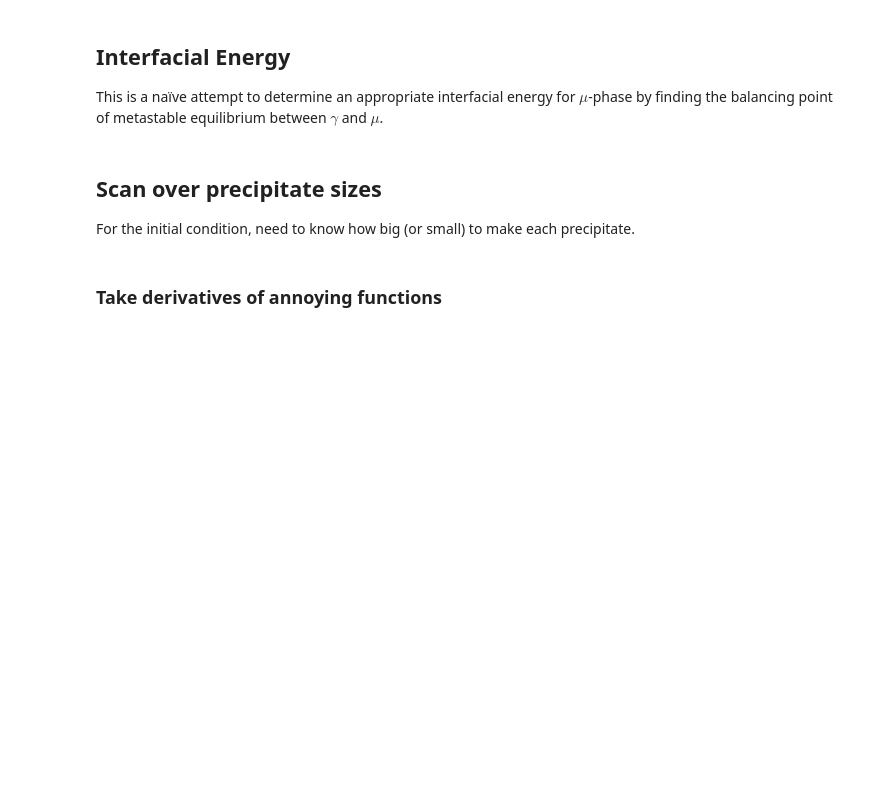
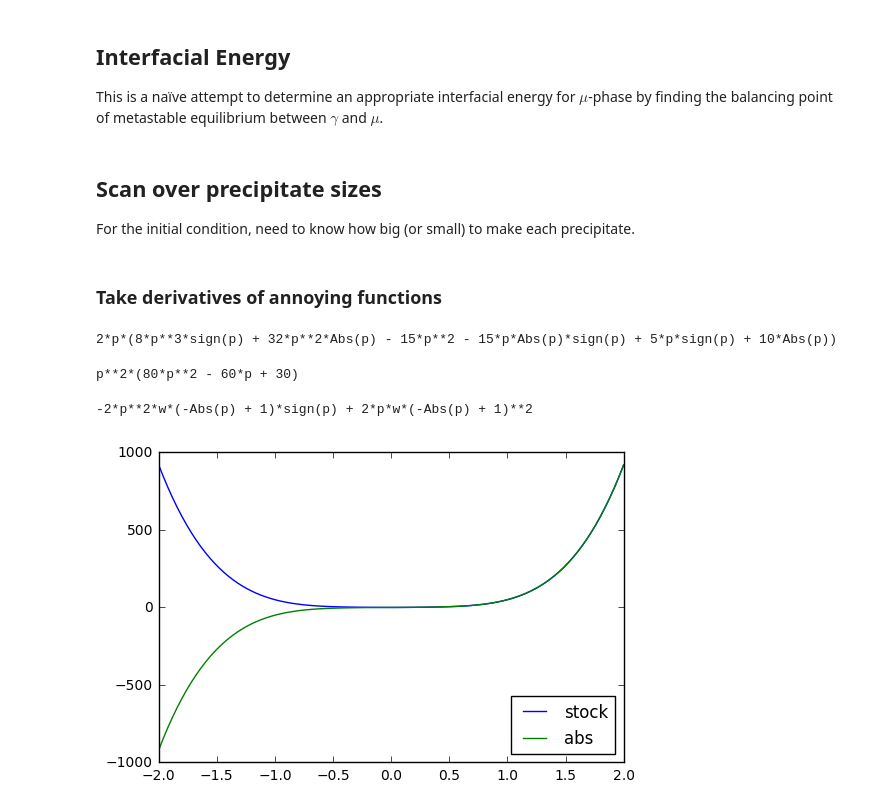
Before and after one commit to usnistgov/phasefield-precipitate-aging, a Jupyter notebook: CALPHAD_qhull.ipynb, the cells around one changed output. Drawn from its saved outputs; the diff is of its cells as text; code cells hidden in the pictures; blank space fills up the shorter version.

```diff
--- a/CALPHAD_qhull.ipynb
+++ b/CALPHAD_qhull.ipynb
@@ -838,7 +840,37 @@ plt.show()
 ### Take derivatives of annoying functions
 # %%
 p = symbols('p', real=True)
-h = Abs(p)**3 * (16*p**2 - 15*Abs(p) + 10)
+h = Abs(p)**3 * (16*Abs(p)**2 - 15*Abs(p) + 10)
 hprime = simplify(diff(h, p))
 #print h
 print hprime
+# %% [output]
+2*p*(8*p**3*sign(p) + 32*p**2*Abs(p) - 15*p**2 - 15*p*Abs(p)*sign(p) + 5*p*sign(p) + 10*Abs(p))
+# %%
+H = p**3 * (16*p**2 - 15*p + 10)
+Hprime = simplify(diff(H, p))
+print Hprime
+# %% [output]
+p**2*(80*p**2 - 60*p + 30)
+# %%
+w = symbols('w', real=True)
+g = w*Abs(p)**2*(1-Abs(p))**2
+gprime = diff(g, p)
+print gprime
+# %% [output]
+-2*p**2*w*(-Abs(p) + 1)*sign(p) + 2*p*w*(-Abs(p) + 1)**2
+# %%
+if (True):
+    def Hp(x):
+        return x**2 * (80*x**2 - 60*x + 30)
+    def Gp(x):
+        return 2*x*(8*x**3*np.sign(x) + 32*x**2*np.abs(x) - 15*x**2 - 15*x*np.abs(x)*np.sign(x) + 5*x*np.sign(x) + 10*np.abs(x))
+    x = np.linspace(-2, 2, 101)
+    ha = Hp(np.abs(x))
+    hb = Gp(x)
+    plt.plot(x, ha, label="stock")
+    plt.plot(x, hb, label="abs")
+    plt.legend(loc='best')
+    plt.show()
+# %% [output]
+[figure, added]
```
Also changed, not shown: parts of 7 cells of this notebook.
